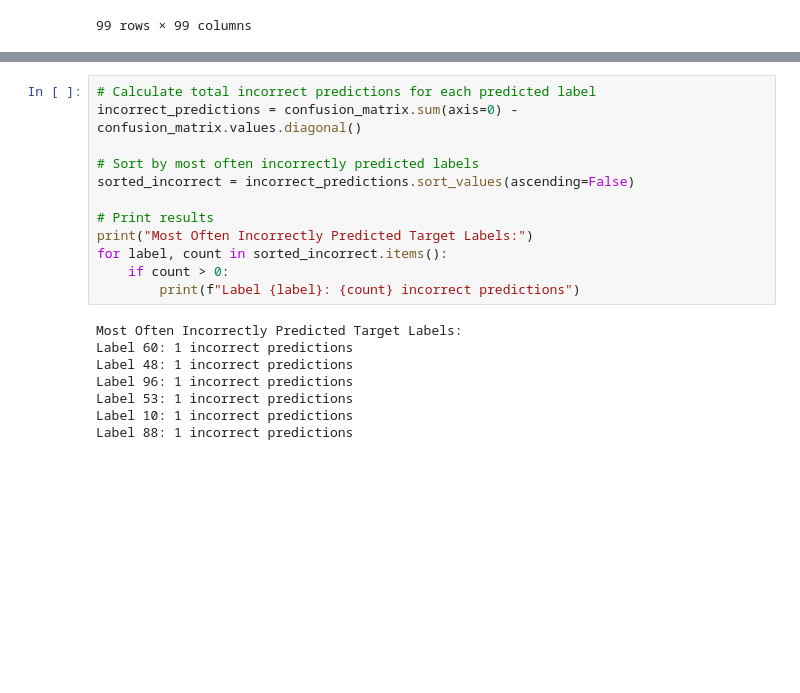
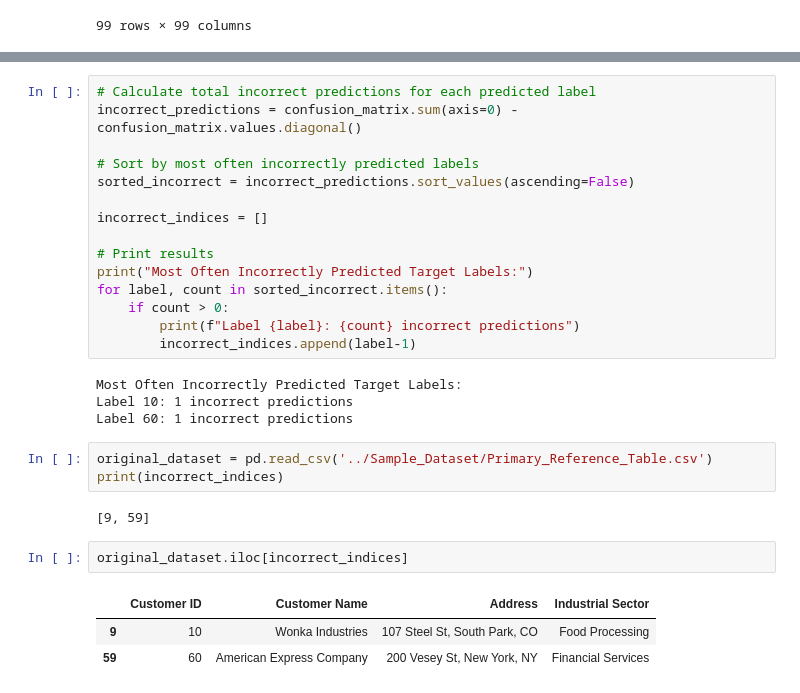
Before and after one commit to luislascano01/AI_VLookUp, a Jupyter notebook: OperatingDir/TokenizatorFineTunning.ipynb, the cells around one changed output, grey strips where cells are left out. Cells and saved outputs as stored; diff of their text form; blank space fills up the shorter version.

```diff
--- a/OperatingDir/TokenizatorFineTunning.ipynb
+++ b/OperatingDir/TokenizatorFineTunning.ipynb
@@ -61,16 +61,26 @@ incorrect_predictions = confusion_matrix.sum(axis=0) - confusion_matrix.values.d
 # Sort by most often incorrectly predicted labels
 sorted_incorrect = incorrect_predictions.sort_values(ascending=False)
 
+incorrect_indices = []
+
 # Print results
 print("Most Often Incorrectly Predicted Target Labels:")
 for label, count in sorted_incorrect.items():
     if count > 0:
         print(f"Label {label}: {count} incorrect predictions")
+        incorrect_indices.append(label-1)
 # %% [output]
 Most Often Incorrectly Predicted Target Labels:
+Label 10: 1 incorrect predictions
 Label 60: 1 incorrect predictions
-Label 48: 1 incorrect predictions
-Label 96: 1 incorrect predictions
-Label 53: 1 incorrect predictions
-Label 10: 1 incorrect predictions
-Label 88: 1 incorrect predictions
+# %%
+original_dataset = pd.read_csv('../Sample_Dataset/Primary_Reference_Table.csv')
+print(incorrect_indices)
+# %% [output]
+[9, 59]
+# %%
+original_dataset.iloc[incorrect_indices]
+# %% [output]
+|  | Customer ID | Customer Name | Address | Industrial Sector |
+| 9 | 10 | Wonka Industries | 107 Steel St, South Park, CO | Food Processing |
+| 59 | 60 | American Express Company | 200 Vesey St, New York, NY | Financial Services |
```
Also changed, not shown: parts of 2 cells of this notebook, 3 other files.
